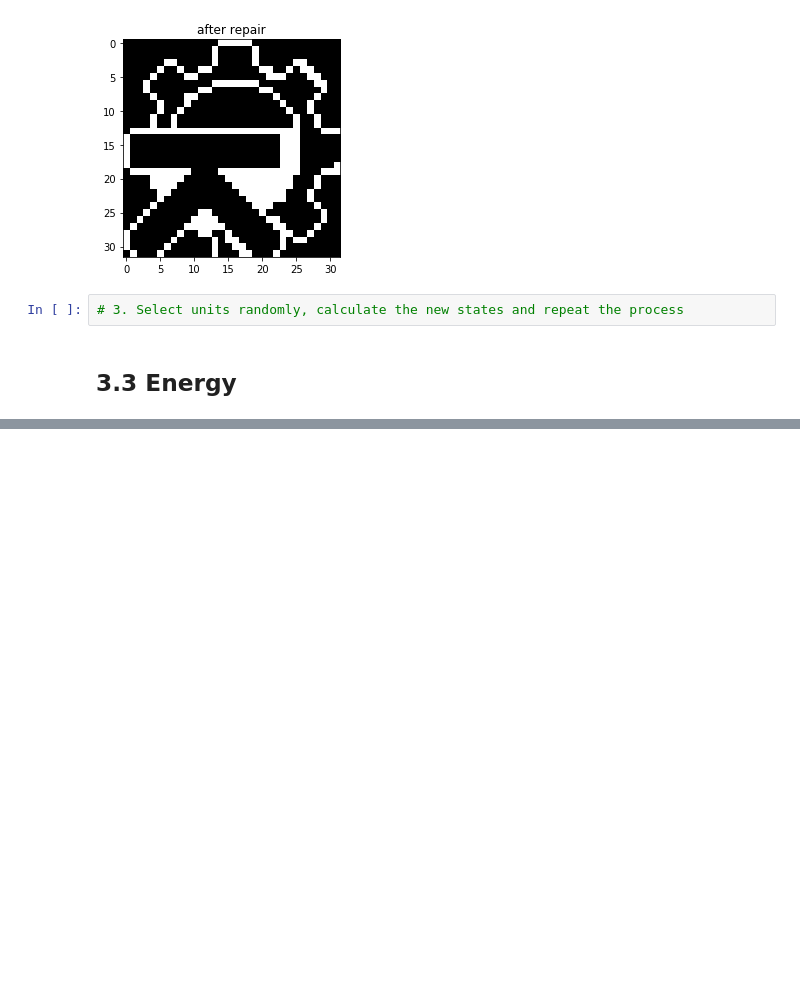
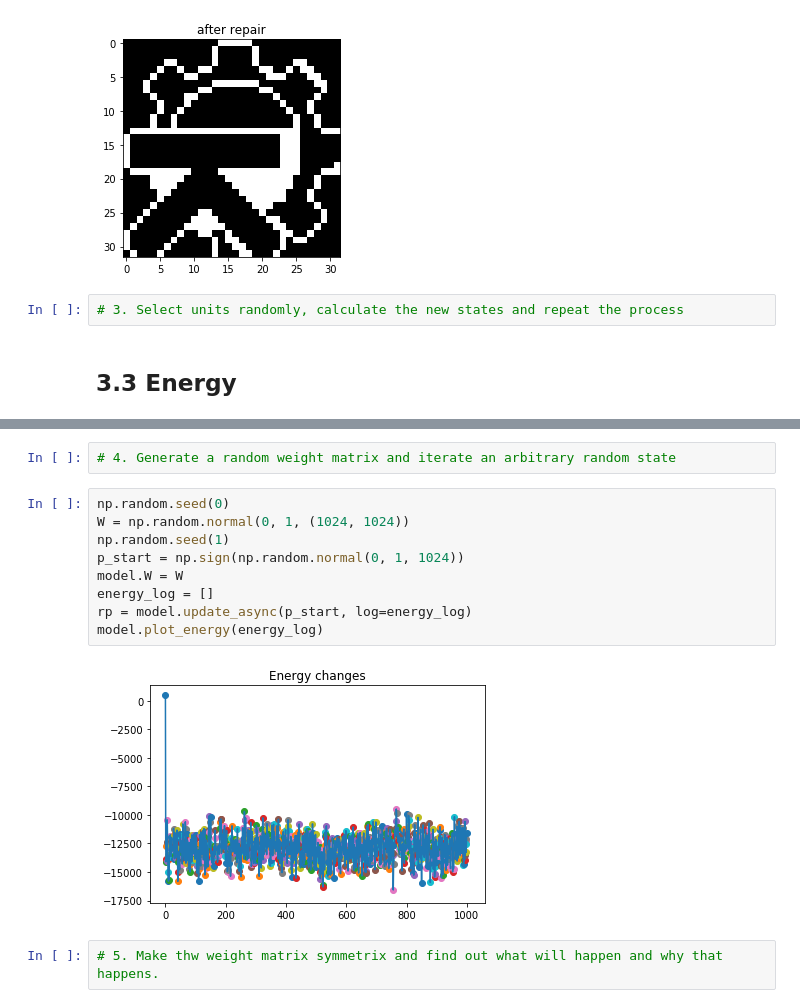
Before and after one commit to Charles2Alvin/Hopfield_Networks, a Jupyter notebook: main.ipynb, the cells around one changed output, grey strips where cells are left out. Saved outputs shown, nothing was run; the diff lists cells and outputs as text; blank space fills up the shorter version.

```diff
--- a/main.ipynb
+++ b/main.ipynb
@@ -208,0 +310,15 @@ True
+# %%
+# 4. Generate a random weight matrix and iterate an arbitrary random state
+# %%
+np.random.seed(0)
+W = np.random.normal(0, 1, (1024, 1024))
+np.random.seed(1)
+p_start = np.sign(np.random.normal(0, 1, 1024))
+model.W = W
+energy_log = []
+rp = model.update_async(p_start, log=energy_log)
+model.plot_energy(energy_log)
+# %% [output]
+[figure, added]
+# %%
+# 5. Make thw weight matrix symmetrix and find out what will happen and why that happens.
```
Also changed, not shown: parts of 24 cells of this notebook, 1 other file.
